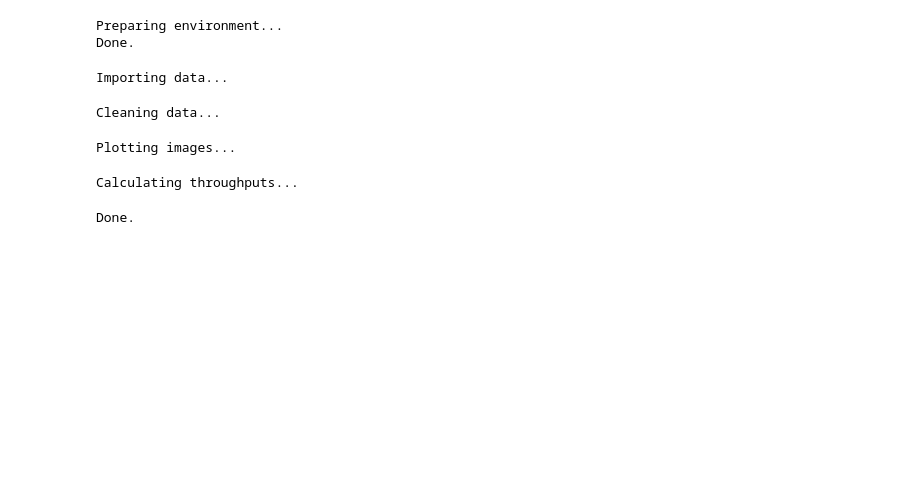
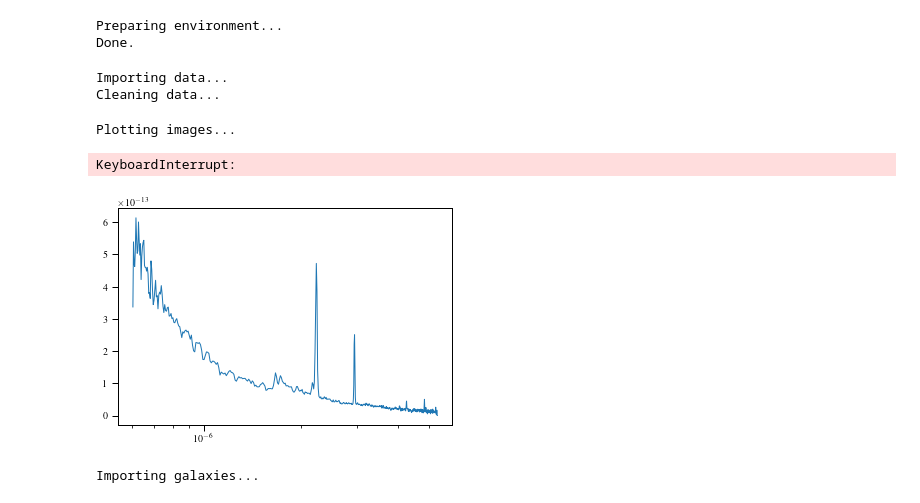
Before and after one commit to ImaanBontle/apo-phot, a Jupyter notebook: Utils/Filter_Throughput.ipynb, the cells around one changed output. Saved outputs shown, nothing was run; the diff lists cells and outputs as text; code cells hidden in the pictures; blank space fills up the shorter version.

```diff
--- a/Utils/Filter_Throughput.ipynb
+++ b/Utils/Filter_Throughput.ipynb
@@ -238,53 +270,91 @@ try:
     filterFolder
     specFolder
     outputFolder
-    comparisonFile
 except NameError:
     filterFolder = "Throughputs/nircam_throughputs/mean_throughputs/"
-    specFolder = "Spectra/HST_Medium/prism_clear_v1.5/prism_clear/"
-    outputFolder = "HST_Medium/prism_clear_v1.5/"
+    specFolder = "Spectra/HST_Deep/prism_v1.5/"
+    outputFolder = "HST_Deep/prism_v1.5/"
 
 # Spectra
 try:
     specData
 except NameError:
     specDir, specList, specNames = GetSpec()
-    specData = ImportSpec(specList, specDir, specNames)
+    specData = ImportSpec(specDir, specList, specNames)
 
 # Filters
 try:
     filterData
 except NameError:
-    filterData = GetFilter()
+    filterDir, filterList, filterNames = GetFilter()
+    filterData = ImportFilter(filterDir, filterList, filterNames)
 
 # Redshift catalogue
 try:
     redshiftFile
 except NameError:
-    redshiftFolder = GetDirStruct() + "Redshifts/Medium_HST.csv"
+    redshiftFolder = GetDirStruct() + "Redshifts/Deep_HST.csv"
     redshiftID = "ID"
     redshiftZ = "Assigned_redshift"
     redshiftFile = tbl.Table.read(redshiftFolder)
 
 print("Cleaning data...")
 
 for spectrum in tqdm(specData.values(), desc="Cleaning spectra"):
     spectrum = RemoveNaNs(spectrum)
 for filterFile in tqdm(filterData.values(), desc="Cleaning filters"):
     filterFile = RemoveNaNs(filterFile)
 
 print("Plotting images...")
 
 PlotSpec(specData, specList, specNames)
 
 print("Calculating throughputs...")
 
 LoopSpectra(specData, filterData, redshiftFile)
 
 print("Done.")
 # %% [output]
 Importing data...
+Cleaning data...
-Cleaning data...
+Plotting images...
-Plotting images...
+KeyboardInterrupt:
-Calculating throughputs...
-Done.
+[figure, added]
+# %%
+print("Importing galaxies...")
+
+# Directories
+try:
+    filterFolder
+    specFolder
+    outputFolder
+    photDir
+except NameError:
+    filterFolder = "Throughputs/nircam_throughputs/mean_throughputs/"
+    specFolder = "Spectra/HST_Deep/prism_v1.5/"
+    outputFolder = "HST_Deep/prism_v1.5/"
+    photDir = "../../Working_Directory/Apo_Phot/HST_Deep/"
+
+# Spectra
+try:
+    specData
+except NameError:
+    specDir, specList, specNames = GetSpec()
+    specData = ImportSpec(specList, specDir, specNames)
+
+# Filters
+try:
+    filterData
+except NameError:
+    filterDir, filterList, filterNames = GetFilter()
+    filterData = ImportFilter(filterDir, filterList, filterNames)
+
+# Photometry
+# try:
+#     photData
+# except NameError:
+photList, photNames = GetPhot()
+photData = ImportPhot(photList, photNames)
+photTable = JoinPhot(photData, photNames)
+# %% [output]
+Importing galaxies...
```
Also changed, not shown: parts of 7 cells of this notebook.
